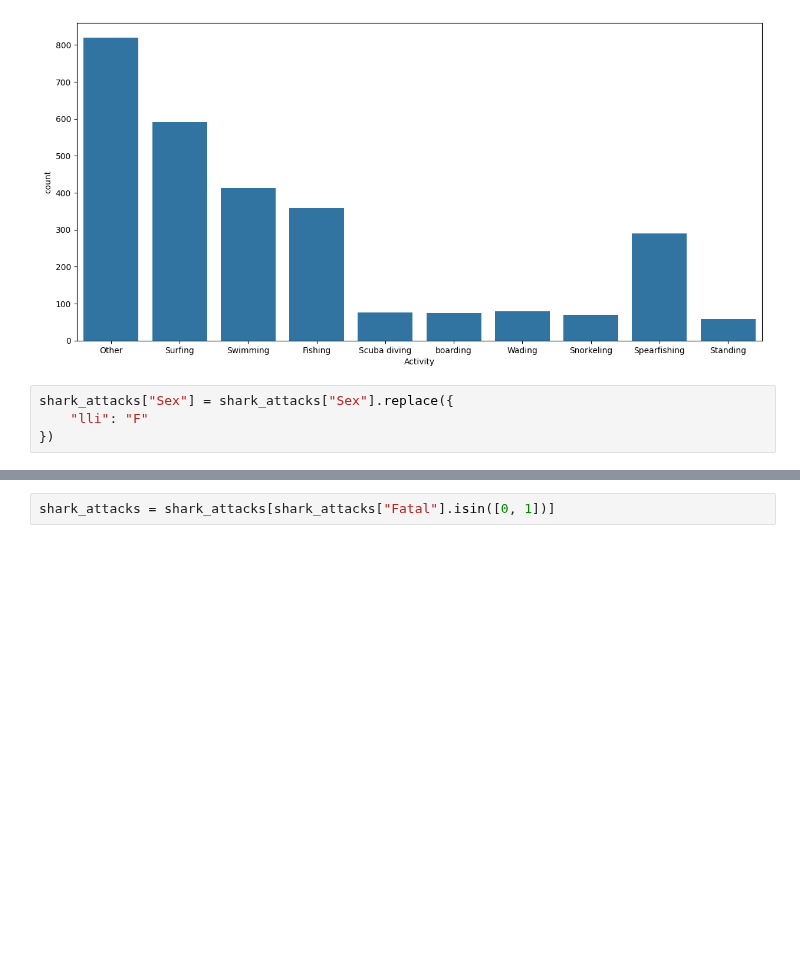
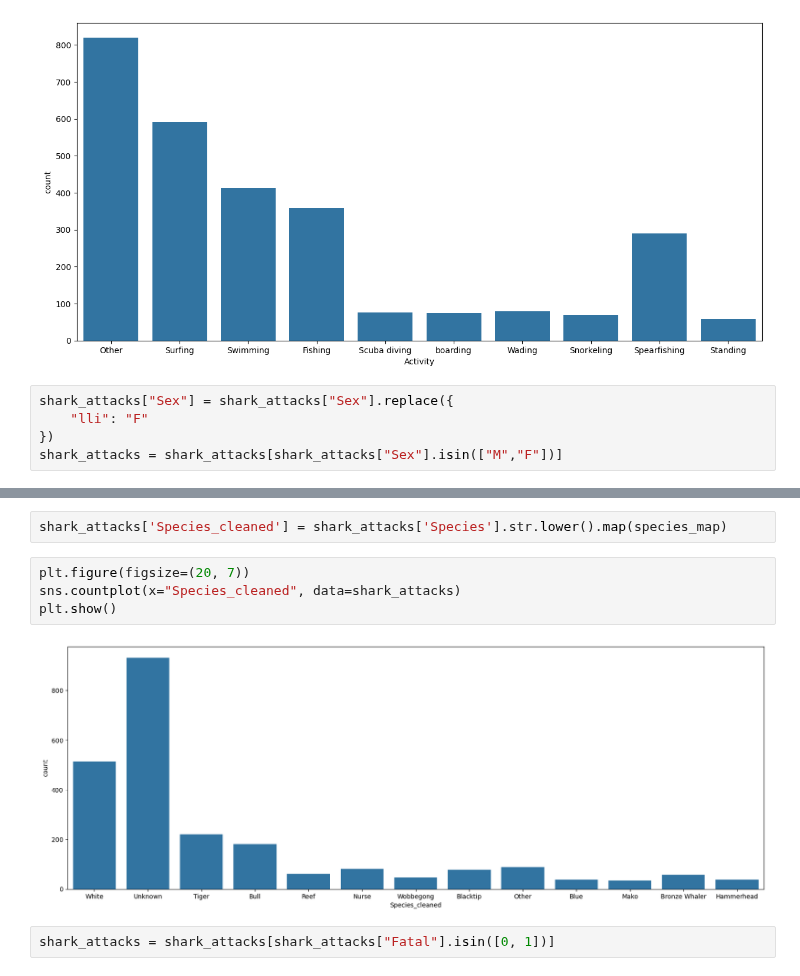
Before and after one commit to kamillaknudsen/tmdl, a Jupyter notebook: tmdl_final.ipynb, the cells around one changed output, grey strips where cells are left out. Cells and saved outputs as stored; diff of their text form; blank space fills up the shorter version.

```diff
--- a/tmdl_final.ipynb
+++ b/tmdl_final.ipynb
@@ -316,3 +453,4 @@ plt.show()
 shark_attacks["Sex"] = shark_attacks["Sex"].replace({
     "lli": "F"
 })
+shark_attacks = shark_attacks[shark_attacks["Sex"].isin(["M","F"])]
@@ -335,3 +601,11 @@ array([0, 1, 'M', '2017', 'UNKNOWN', ' N'], dtype=object)
+# %%
+shark_attacks['Species_cleaned'] = shark_attacks['Species'].str.lower().map(species_map)
+# %%
+plt.figure(figsize=(20, 7))
+sns.countplot(x="Species_cleaned", data=shark_attacks)
+plt.show()
+# %% [output]
+[figure, added]
 # %%
 shark_attacks = shark_attacks[shark_attacks["Fatal"].isin([0, 1])]
 # %%
```
Also changed, not shown: parts of 10 cells of this notebook.
